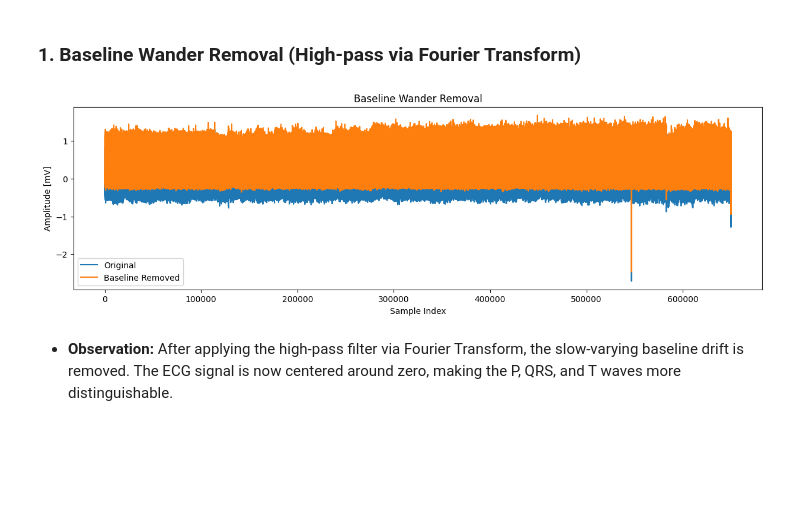
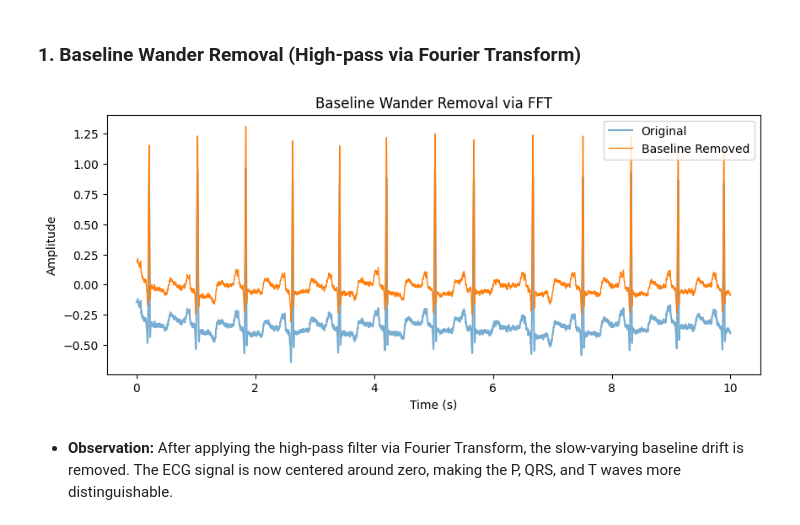
Before and after one commit to NadaMowafi/ECG-Arrhythmia-Detection, a Jupyter notebook: notebooks/signal_preprocessing.ipynb, the cells around one changed output. Saved outputs shown, nothing was run; the diff lists cells and outputs as text; code cells hidden in the pictures; blank space fills up the shorter version.

Commit message:
add signal processing

```diff
--- a/notebooks/signal_preprocessing.ipynb
+++ b/notebooks/signal_preprocessing.ipynb
@@ -24,23 +24,26 @@ signal = record.p_signal[:, ch_idx]
 # %%
 # Fourier Transform
 freqs = np.fft.rfftfreq(len(signal), d=1/fs)
 fft_signal = np.fft.rfft(signal)
+time = np.arange(len(signal)) / fs
+
 # Zero out low frequencies (<0.5 Hz)
 baseline_mask = freqs < 0.5
 fft_signal[baseline_mask] = 0
 # Inverse FFT to get filtered signal
 signal_baseline_removed = np.fft.irfft(fft_signal, n=len(signal))
-# Plot
-plt.figure(figsize=(15,4))
-plt.plot(signal, label='Original')
-plt.plot(signal_baseline_removed, label='Baseline Removed')
-plt.title('Baseline Wander Removal')
-plt.xlabel('Sample Index')
-plt.ylabel('Amplitude [mV]')
+# Plotting
+n_plot = int(10 * fs)
+plt.figure(figsize=(10,4))
+plt.plot(time[:n_plot], signal[:n_plot], label='Original', alpha=0.6)
+plt.plot(time[:n_plot], signal_baseline_removed[:n_plot], label='Baseline Removed', linewidth=1)
+plt.xlabel('Time (s)')
+plt.ylabel('Amplitude')
+plt.title('Baseline Wander Removal via FFT')
 plt.legend()
 plt.show()
 # %% [output]
-[figure, old version]
+[figure, new version]
 # %% [markdown]
 
 - **Observation:** After applying the high-pass filter via Fourier Transform, the slow-varying baseline drift is removed. The ECG signal is now centered around zero, making the P, QRS, and T waves more distinguishable.
```
Also changed, not shown: parts of 2 cells of this notebook.
